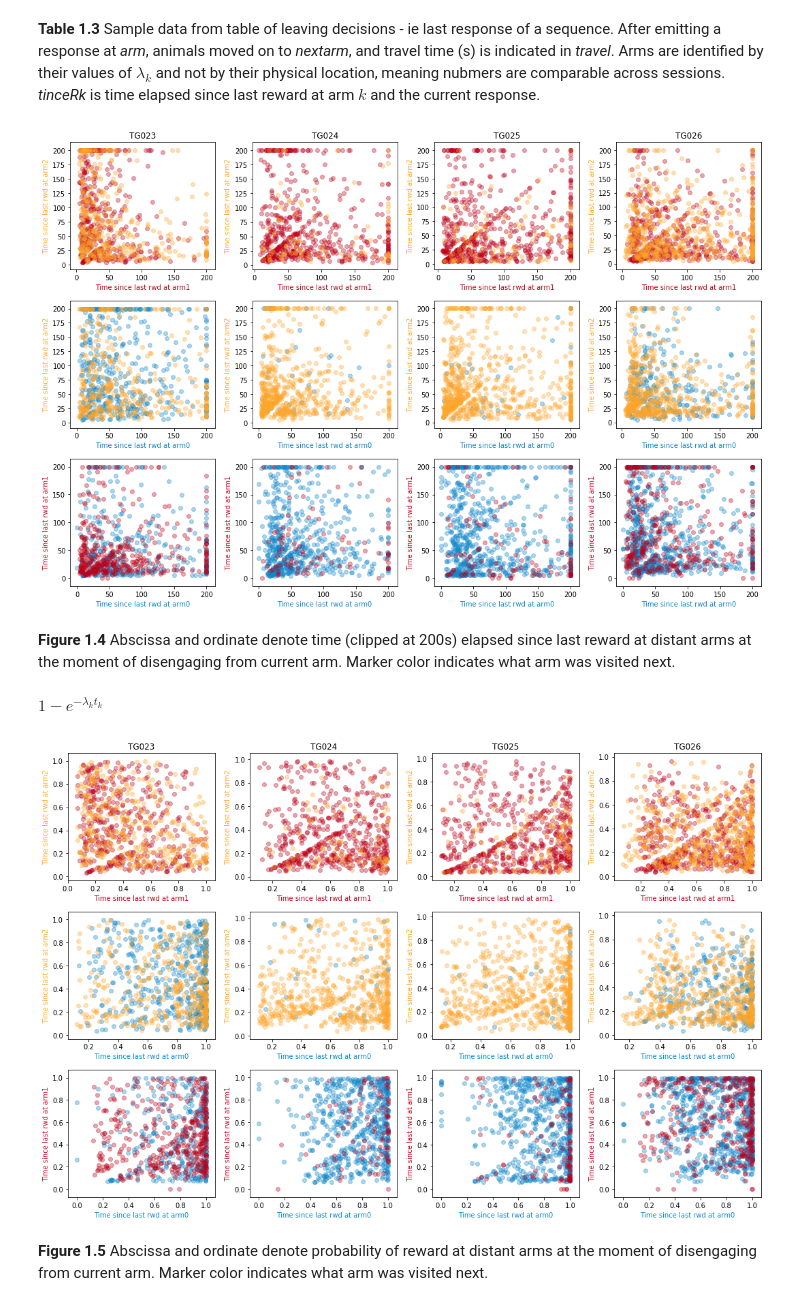
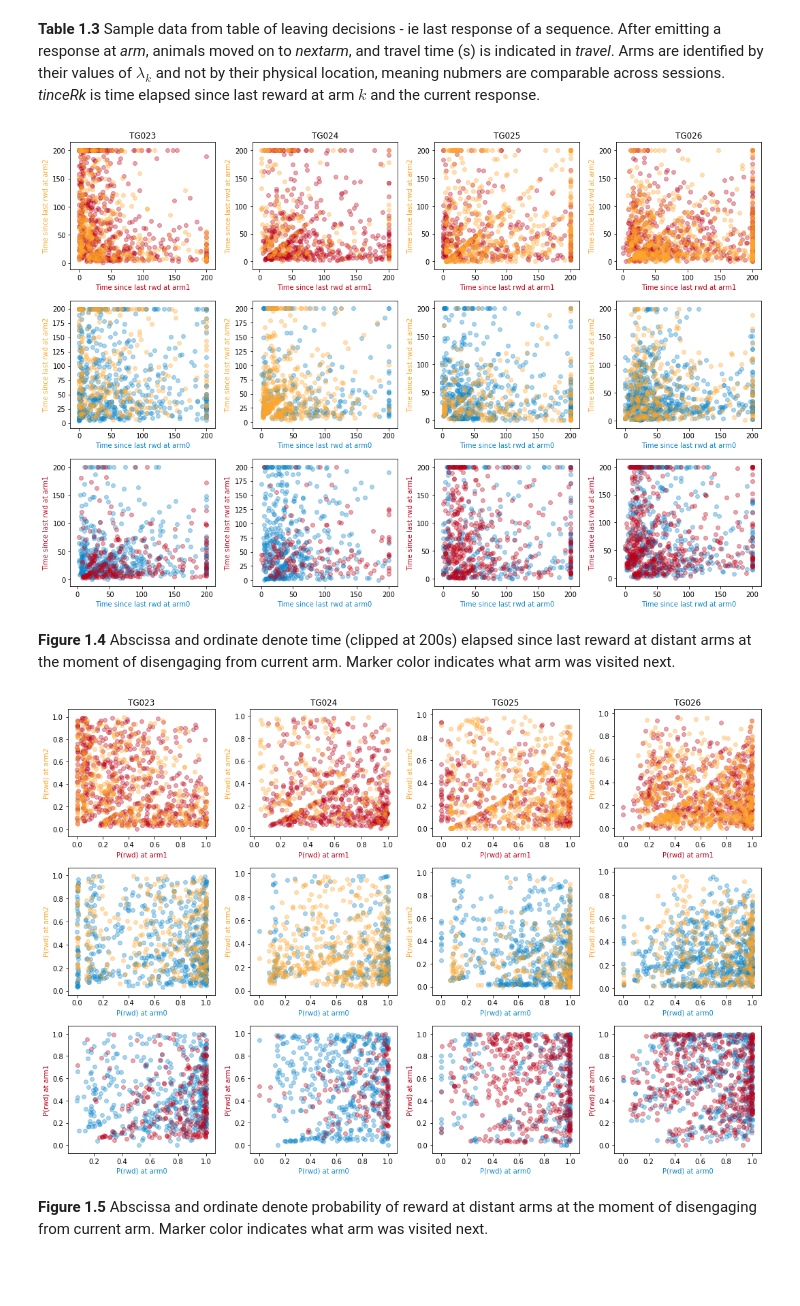
Before and after one commit to tsgouvea/3AF_report, a Jupyter notebook: 3AF_report.ipynb, the cells around one changed output. Drawn from its saved outputs; the diff is of its cells as text; code cells hidden in the pictures; blank space fills up the shorter version.

```diff
--- a/3AF_report.ipynb
+++ b/3AF_report.ipynb
@@ -240,9 +240,9 @@ for iSubj in range(len(listSubj)):
     ha[0,iSubj].set_title(nameSubj)
     for iArm in list(set(dfTince[ndxSubj].arm)):
         ndxArm=np.logical_and(dfTince.arm==iArm,ndxSubj)
-        listArmJ=list(set(dfTince[ndxArm].nextarm))
+        listArmJ=list(set(dfTince[ndxArm].nextArm))
         for jArm in listArmJ:
-            ndxArmJ=np.logical_and(dfTince.nextarm==jArm,ndxArm)
+            ndxArmJ=np.logical_and(dfTince.nextArm==jArm,ndxArm)
             x=dfTince[ndxArmJ]['tinceR'+str(listArmJ[0])]
             y=dfTince[ndxArmJ]['tinceR'+str(listArmJ[1])]
 
@@ -263,47 +263,45 @@ for iSubj in range(len(listSubj)):
 
 plt.tight_layout()
 # %% [output]
-[figure, old version]
+[figure, new version]
 # %% [markdown]
 **Figure 1.4** Abscissa and ordinate denote time (clipped at 200s) elapsed since last reward at distant arms at the moment of disengaging from current arm. Marker color indicates what arm was visited next.
-# %% [markdown]
-$1 - e^{-\lambda_k t_k}$
 # %%
 lambdas=[1./30,1./60,1./120]
 hf, ha = plt.subplots(3,len(listSubj),figsize=(15,10))#,sharex=True,sharey=True)
 
 for iSubj in range(len(listSubj)):
     nameSubj=listSubj[iSubj]
     ndxSubj=dfTince.subj==nameSubj
     ha[0,iSubj].set_title(nameSubj)
     for iArm in list(set(dfTince[ndxSubj].arm)):
         ndxArm=np.logical_and(dfTince.arm==iArm,ndxSubj)
-        listArmJ=list(set(dfTince[ndxArm].nextarm))
+        listArmJ=list(set(dfTince[ndxArm].nextArm))
         for jArm in listArmJ:
-            ndxArmJ=np.logical_and(dfTince.nextarm==jArm,ndxArm)
+            ndxArmJ=np.logical_and(dfTince.nextArm==jArm,ndxArm)
             x=dfTince[ndxArmJ]['tinceR'+str(listArmJ[0])]
             y=dfTince[ndxArmJ]['tinceR'+str(listArmJ[1])]
 
 #             x=np.clip(x,0,200)
 #             y=np.clip(y,0,200)
 
 #             x=np.sqrt(x)
 #             y=np.sqrt(y)
 
 #             x=np.log(x)
 #             y=np.log(y)
 
             x=1-np.exp(-1*lambdas[listArmJ[0]]*x)
             y=1-np.exp(-1*lambdas[listArmJ[1]]*y)
 
             ha[iArm,iSubj].scatter(x,y,c=colors[jArm],alpha=0.35)
-            ha[iArm,iSubj].set_xlabel('Time since last rwd at arm' + str(listArmJ[0]))
-            ha[iArm,iSubj].set_ylabel('Time since last rwd at arm' + str(listArmJ[1]))
+            ha[iArm,iSubj].set_xlabel('P(rwd) at arm' + str(listArmJ[0]))
+            ha[iArm,iSubj].set_ylabel('P(rwd) at arm' + str(listArmJ[1]))
             ha[iArm,iSubj].xaxis.label.set_color(colors[listArmJ[0]])
             ha[iArm,iSubj].yaxis.label.set_color(colors[listArmJ[1]])
 
 plt.tight_layout()
 # %% [output]
-[figure, old version]
+[figure, new version]
 # %% [markdown]
 **Figure 1.5** Abscissa and ordinate denote probability of reward at distant arms at the moment of disengaging from current arm. Marker color indicates what arm was visited next.
```
Also changed, not shown: parts of 8 cells of this notebook, 2 other files.
